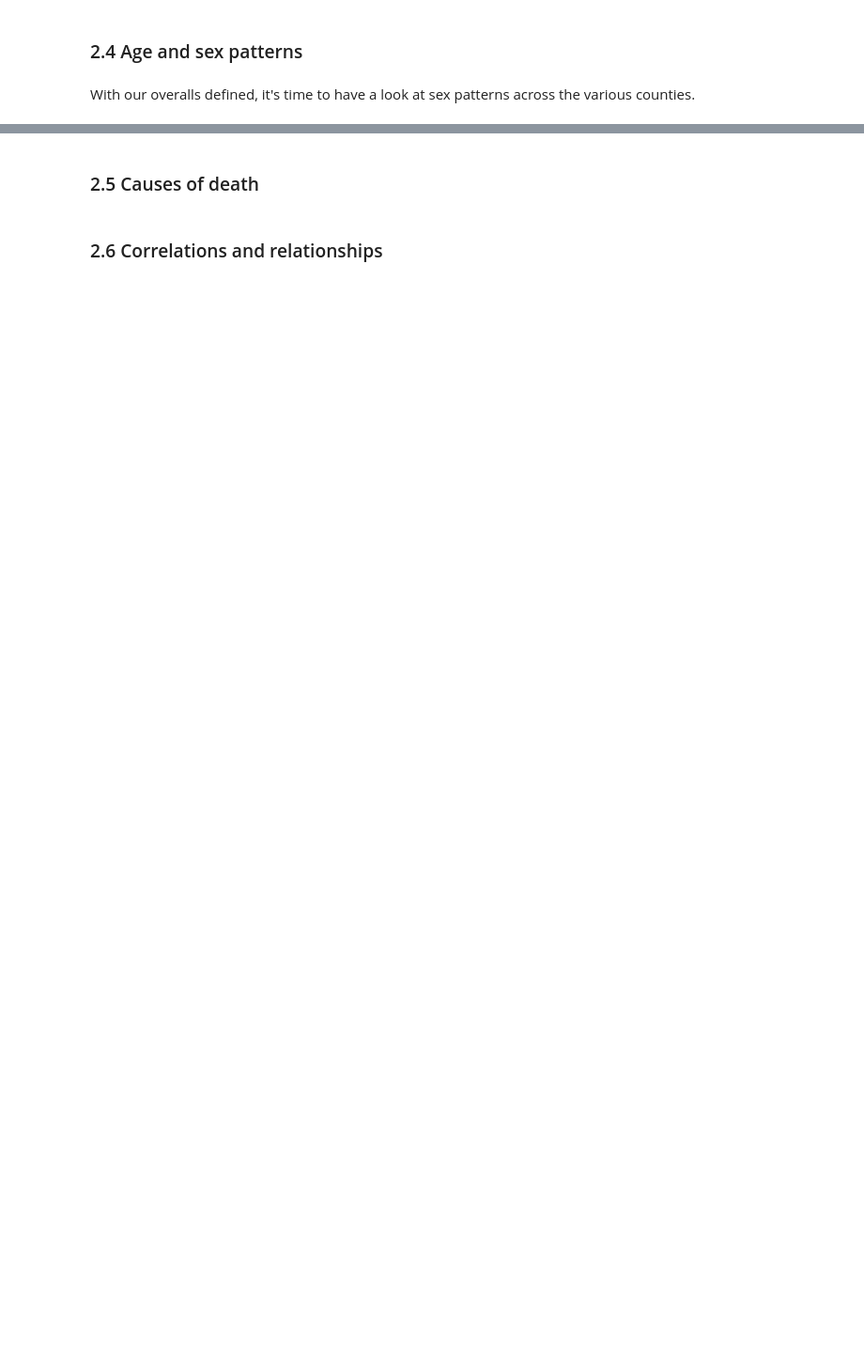
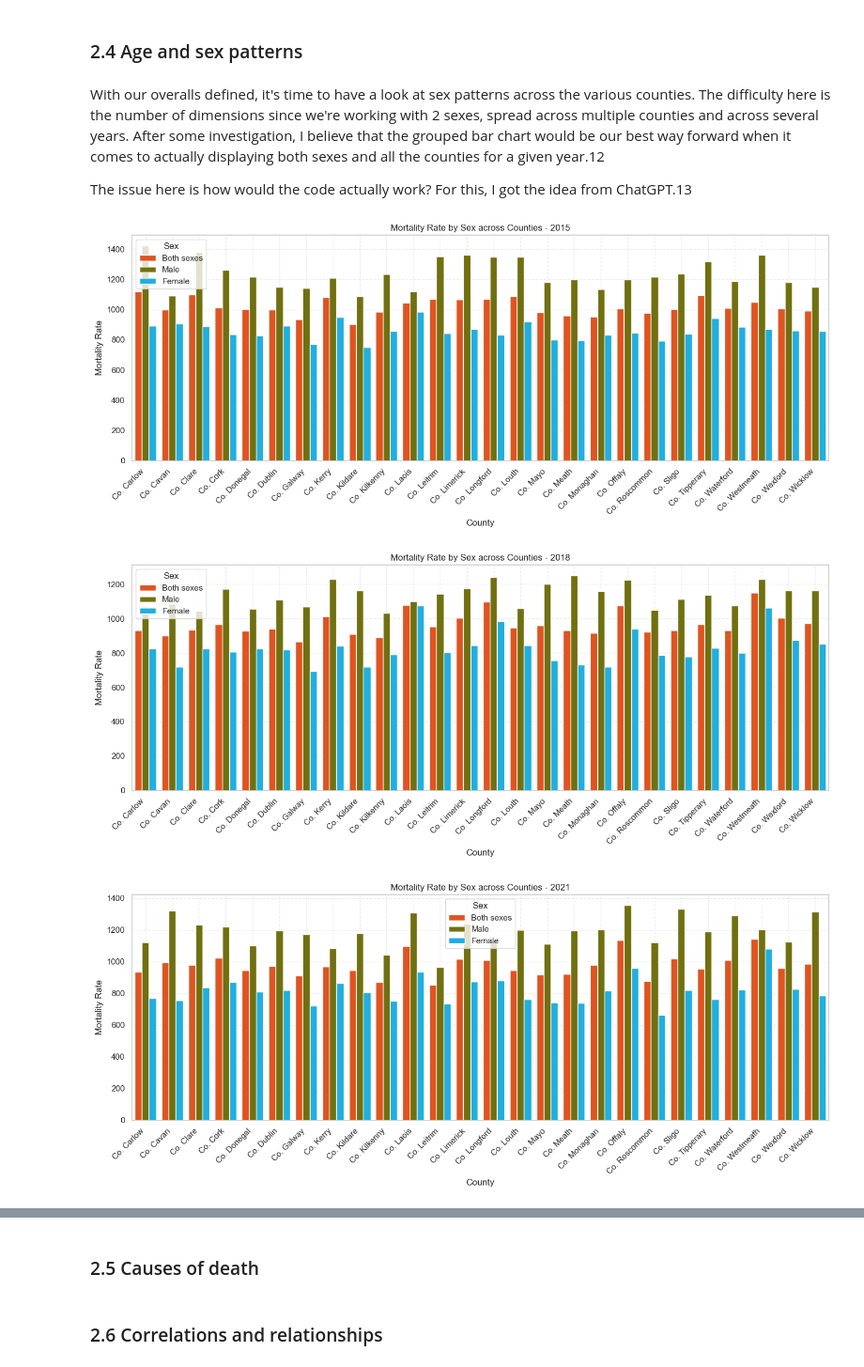
Before and after one commit to LoicBagnoud/Programming-for-Data-Analytics-Project, a Jupyter notebook: Project.ipynb, the cells around one changed output, grey strips where cells are left out. Shown at 94% size. Saved outputs shown, nothing was run; the diff lists cells and outputs as text; code cells hidden in the pictures; blank space fills up the shorter version.

Commit message:
Barplots for sex across counties

```diff
--- a/Project.ipynb
+++ b/Project.ipynb
@@ -389,4 +389,55 @@ This one i way better as we can see here our values across all counties and abov
 # %% [markdown]
 ### 2.4 Age and sex patterns
 # %% [markdown]
-With our overalls defined, it's time to have a look at sex patterns across the various counties.
+With our overalls defined, it's time to have a look at sex patterns across the various counties. The difficulty here is the number of dimensions since we're working with 2 sexes, spread across multiple counties and across several years. After some investigation, I believe that the grouped bar chart would be our best way forward when it comes to actually displaying both sexes and all the counties for a given year.12
+>
+The issue here is how would the code actually work? For this, I got the idea from ChatGPT.13
+# %%
+# We first go ahead and filter the data accordingly. In this case, we want all values for sex. Namely "Female", "Male" and "Both Sexes"
+regional_data = df[
+    (df['County'] != 'Ireland') &
+    (df['Age Group'] == 'All ages') &
+    (df['Cause of Death'] == 'All causes of death') &
+    (df['Sex'].isin(['Male', 'Female', 'Both sexes']))
+].sort_values(['County', 'Year'])
+
+# Afterwards, we create our function, making sure we filter for the year we want
+def plot_grouped_bar_by_sex(data, year):
+    df_year = data[data['Year'] == year]
+
+    # We use seaborn to plot what we need, making sure we create a dictionary for our colours as needed.
+    plt.figure(figsize=(14, 6))
+
+    colour_palette = {
+    'Male': 'olive',
+    'Female': 'deepskyblue',
+    "Both sexes": "orangered"}
+
+    # We plot the data itself.
+    sns.barplot(
+        data=df_year,
+        x='County',
+        y='VALUE',
+        hue='Sex',
+        palette=colour_palette
+    )
+
+    # And finally add our titles and labels
+    plt.title(f'Mortality Rate by Sex across Counties - {year}')
+    plt.xlabel('County')
+    plt.ylabel('Mortality Rate')
+    plt.xticks(rotation=45, ha='right')
+    plt.legend(title='Sex')
+    plt.tight_layout()
+    plt.grid(True, linestyle='--', alpha=0.4)
+    plt.show()
+# %%
+# Finally, we call on our function, defining the year we want. In this case, I've found it more relevant to check the value every 3 years.
+plot_grouped_bar_by_sex(regional_data, 2015)
+plot_grouped_bar_by_sex(regional_data, 2018)
+plot_grouped_bar_by_sex(regional_data, 2021)
+plot_grouped_bar_by_sex(regional_data, 2024)
+# %% [output]
+[figure, added]
+[figure, added]
+[figure, added]
```
Also changed, not shown: parts of 8 cells of this notebook.
